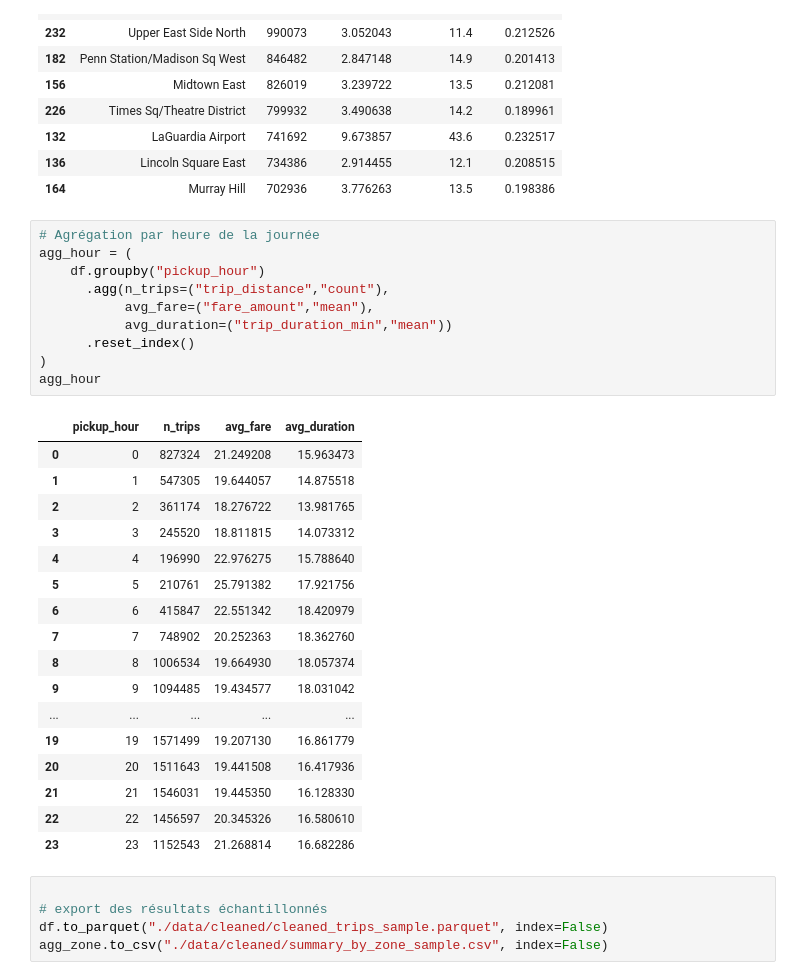
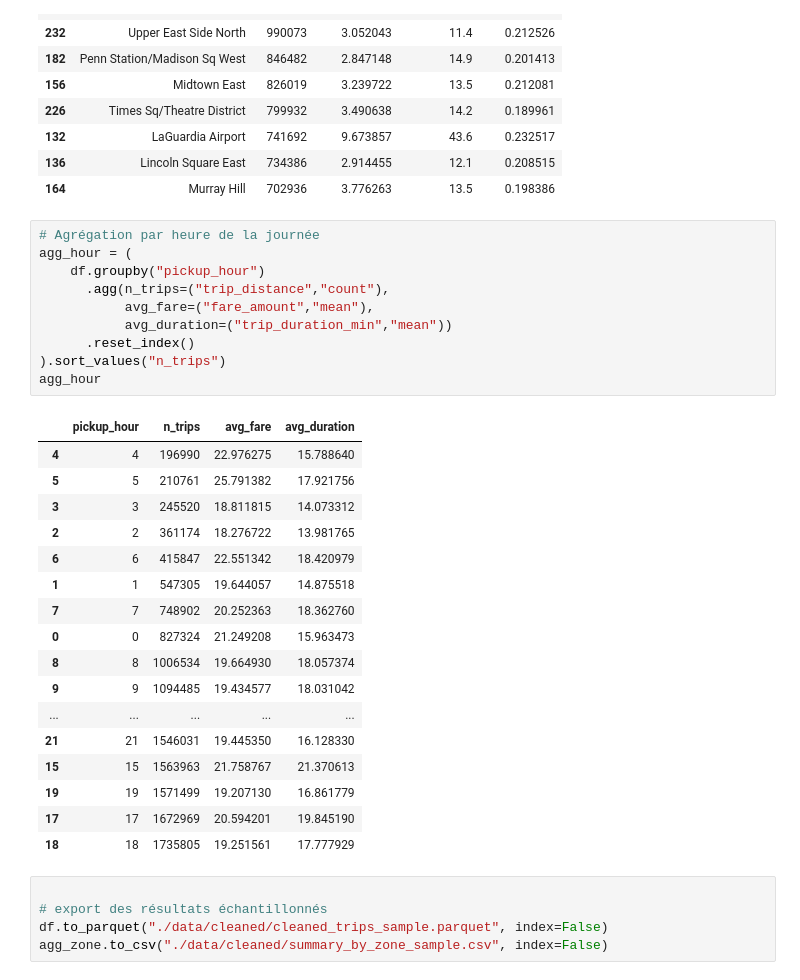
Before and after one commit to abrahamkoloboe27/python-and-gen-ai-data-science-growup-ai, a Jupyter notebook: notebooks/01-Python-Data-Analysis.ipynb, the cells around one changed output. Drawn from its saved outputs; the diff is of its cells as text.

```diff
--- a/notebooks/01-Python-Data-Analysis.ipynb
+++ b/notebooks/01-Python-Data-Analysis.ipynb
@@ -475,31 +475,31 @@ agg_zone.head(10)
 # %%
 # Agrégation par heure de la journée
 agg_hour = (
     df.groupby("pickup_hour")
       .agg(n_trips=("trip_distance","count"),
            avg_fare=("fare_amount","mean"),
            avg_duration=("trip_duration_min","mean"))
       .reset_index()
-)
+).sort_values("n_trips")
 agg_hour
 # %% [output]
 |  | pickup_hour | n_trips | avg_fare | avg_duration |
-| 0 | 0 | 827324 | 21.249208 | 15.963473 |
-| 1 | 1 | 547305 | 19.644057 | 14.875518 |
-| 2 | 2 | 361174 | 18.276722 | 13.981765 |
-| 3 | 3 | 245520 | 18.811815 | 14.073312 |
 | 4 | 4 | 196990 | 22.976275 | 15.788640 |
 | 5 | 5 | 210761 | 25.791382 | 17.921756 |
+| 3 | 3 | 245520 | 18.811815 | 14.073312 |
+| 2 | 2 | 361174 | 18.276722 | 13.981765 |
 | 6 | 6 | 415847 | 22.551342 | 18.420979 |
+| 1 | 1 | 547305 | 19.644057 | 14.875518 |
 | 7 | 7 | 748902 | 20.252363 | 18.362760 |
+| 0 | 0 | 827324 | 21.249208 | 15.963473 |
 | 8 | 8 | 1006534 | 19.664930 | 18.057374 |
 | 9 | 9 | 1094485 | 19.434577 | 18.031042 |
 | ... | ... | ... | ... | ... |
+| 21 | 21 | 1546031 | 19.445350 | 16.128330 |
+| 15 | 15 | 1563963 | 21.758767 | 21.370613 |
 | 19 | 19 | 1571499 | 19.207130 | 16.861779 |
-| 20 | 20 | 1511643 | 19.441508 | 16.417936 |
-| 21 | 21 | 1546031 | 19.445350 | 16.128330 |
-| 22 | 22 | 1456597 | 20.345326 | 16.580610 |
-| 23 | 23 | 1152543 | 21.268814 | 16.682286 |
+| 17 | 17 | 1672969 | 20.594201 | 19.845190 |
+| 18 | 18 | 1735805 | 19.251561 | 17.777929 |
 # %%
 
 # export des résultats échantillonnés
```
Also changed, not shown: parts of 1 cell of this notebook.
